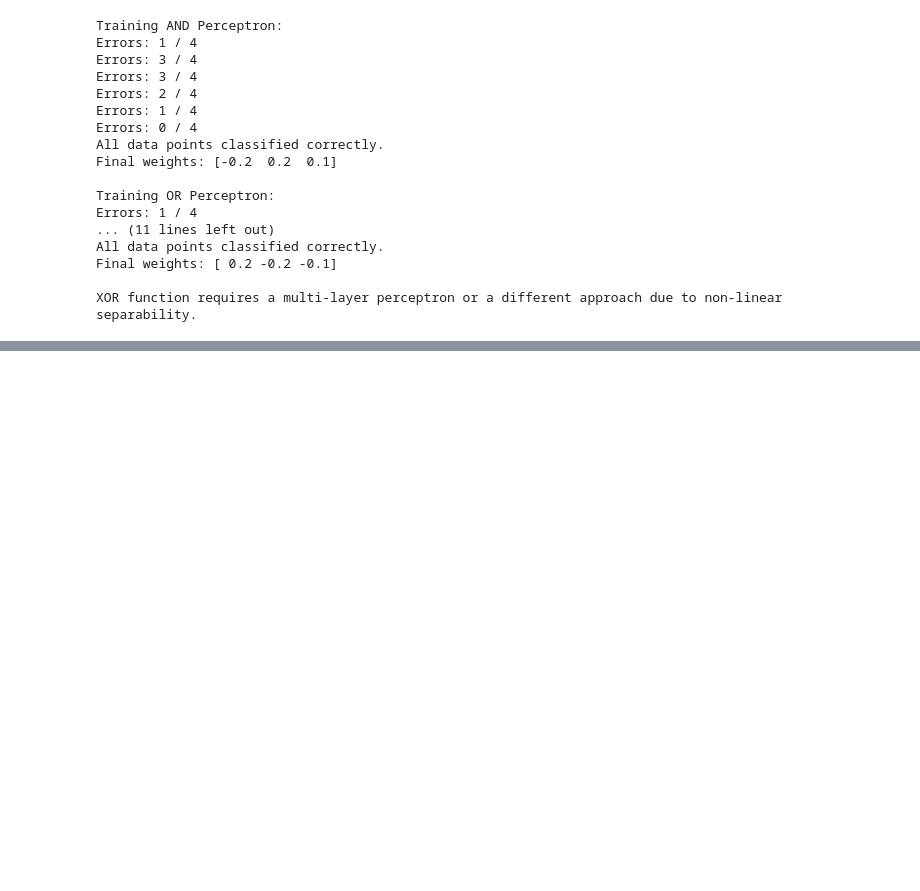
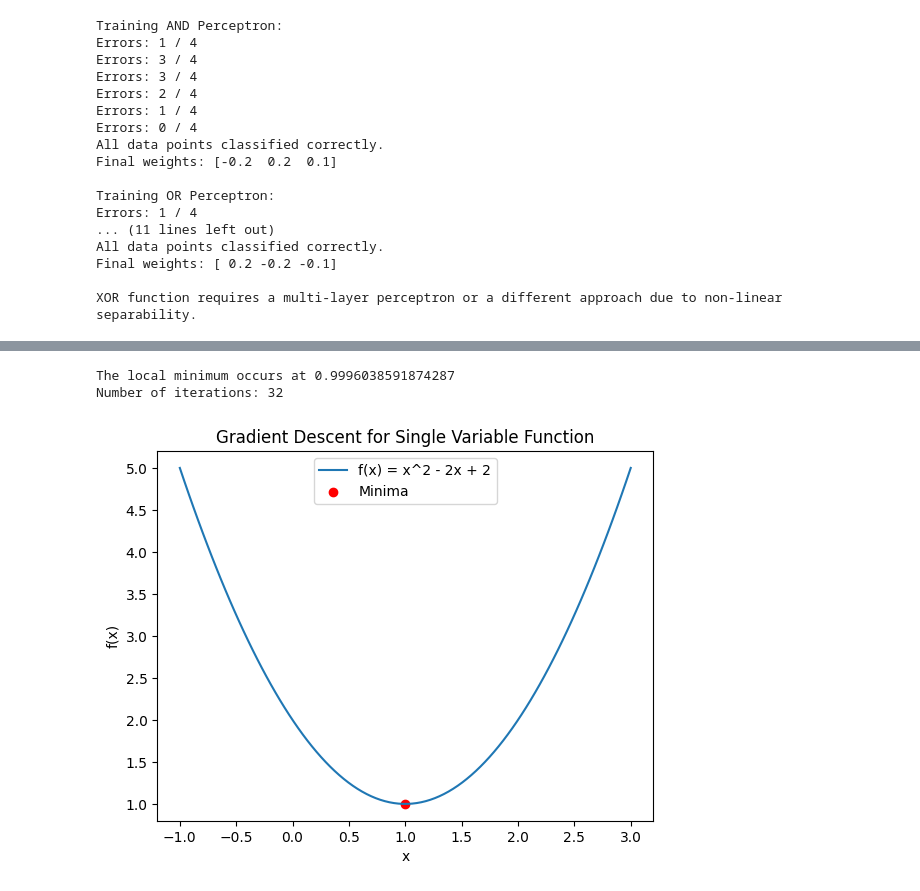
Before and after one commit to Donalizasaji/DL, a Jupyter notebook: 2348515_DL_Lab_01.ipynb, the cells around one changed output, grey strips where cells are left out. Saved outputs shown, nothing was run; the diff lists cells and outputs as text; code cells hidden in the pictures; blank space fills up the shorter version.

```diff
--- a/2348515_DL_Lab_01.ipynb
+++ b/2348515_DL_Lab_01.ipynb
@@ -148,0 +75,41 @@ Number of iterations: 1000
+# %%
+# Single variable gradient descent
+import matplotlib.pyplot as plt
+
+def gradient_descent_single_variable(learning_rate, precision, start_point):
+    x = start_point
+    iterations = 0
+    previous_step_size = 1
+    max_iterations = 1000  # Maximum number of iterations to prevent infinite loop
+
+    # Define the function and its derivative
+    df = lambda x: 2*x - 2
+    f = lambda x: x**2 - 2*x + 2
+
+    # Gradient descent algorithm
+    while previous_step_size > precision and iterations < max_iterations:
+        prev_x = x
+        x = x - learning_rate * df(prev_x)
+        previous_step_size = abs(x - prev_x)
+        iterations += 1
+
+    print("The local minimum occurs at", x)
+    print("Number of iterations:", iterations)
+
+    # Visualize the function and the minimum
+    x_vals = np.linspace(-1, 3, 100)
+    y_vals = f(x_vals)
+    plt.plot(x_vals, y_vals, label="f(x) = x^2 - 2x + 2")
+    plt.scatter(x, f(x), color='red', label='Minima')
+    plt.xlabel('x')
+    plt.ylabel('f(x)')
+    plt.title('Gradient Descent for Single Variable Function')
+    plt.legend()
+    plt.show()
+
+# Call the function with desired parameters
+gradient_descent_single_variable(0.1, 0.0001, 0.5)
+# %% [output]
+The local minimum occurs at 0.9996038591874287
+Number of iterations: 32
+[figure, added]
```
Also changed, not shown: parts of 2 cells of this notebook.
